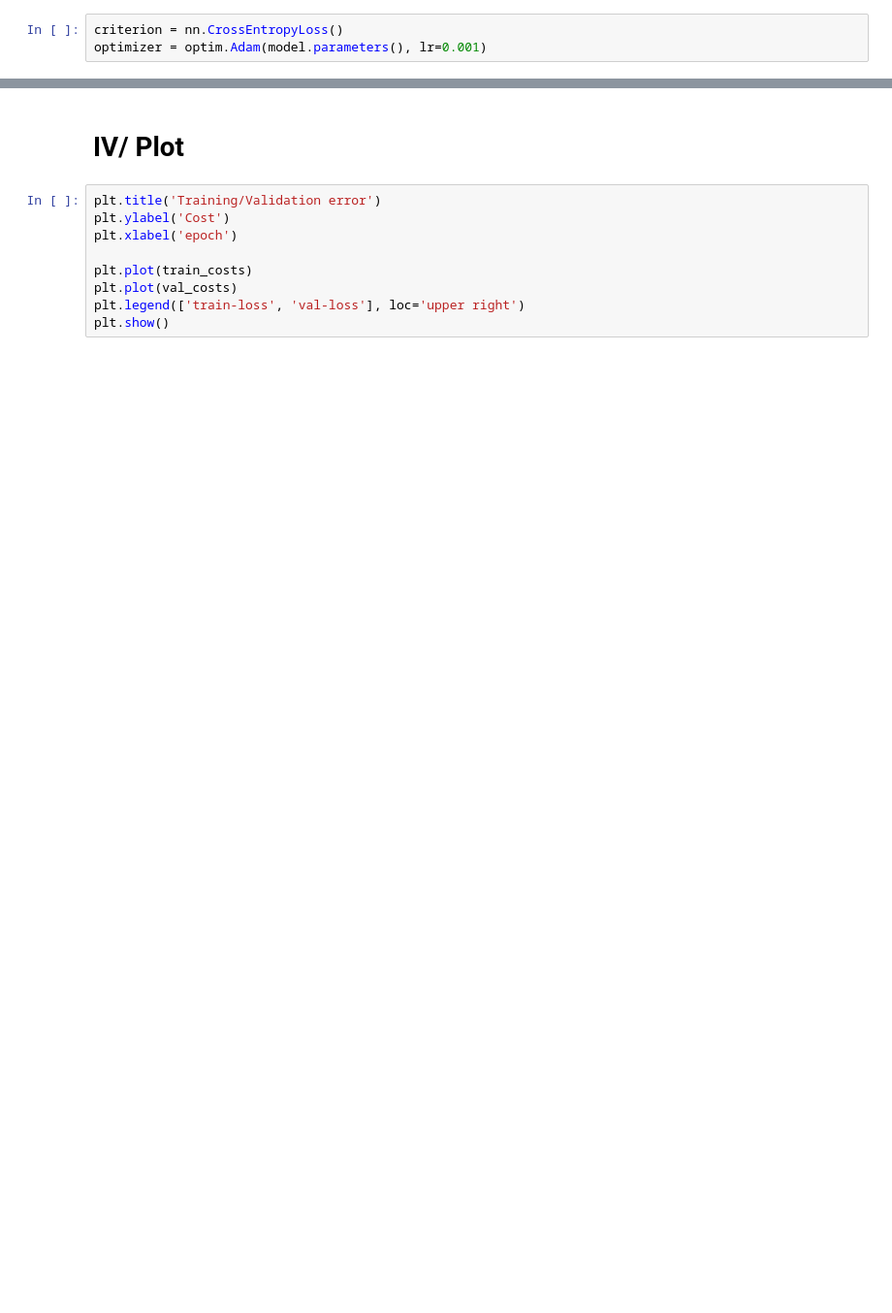
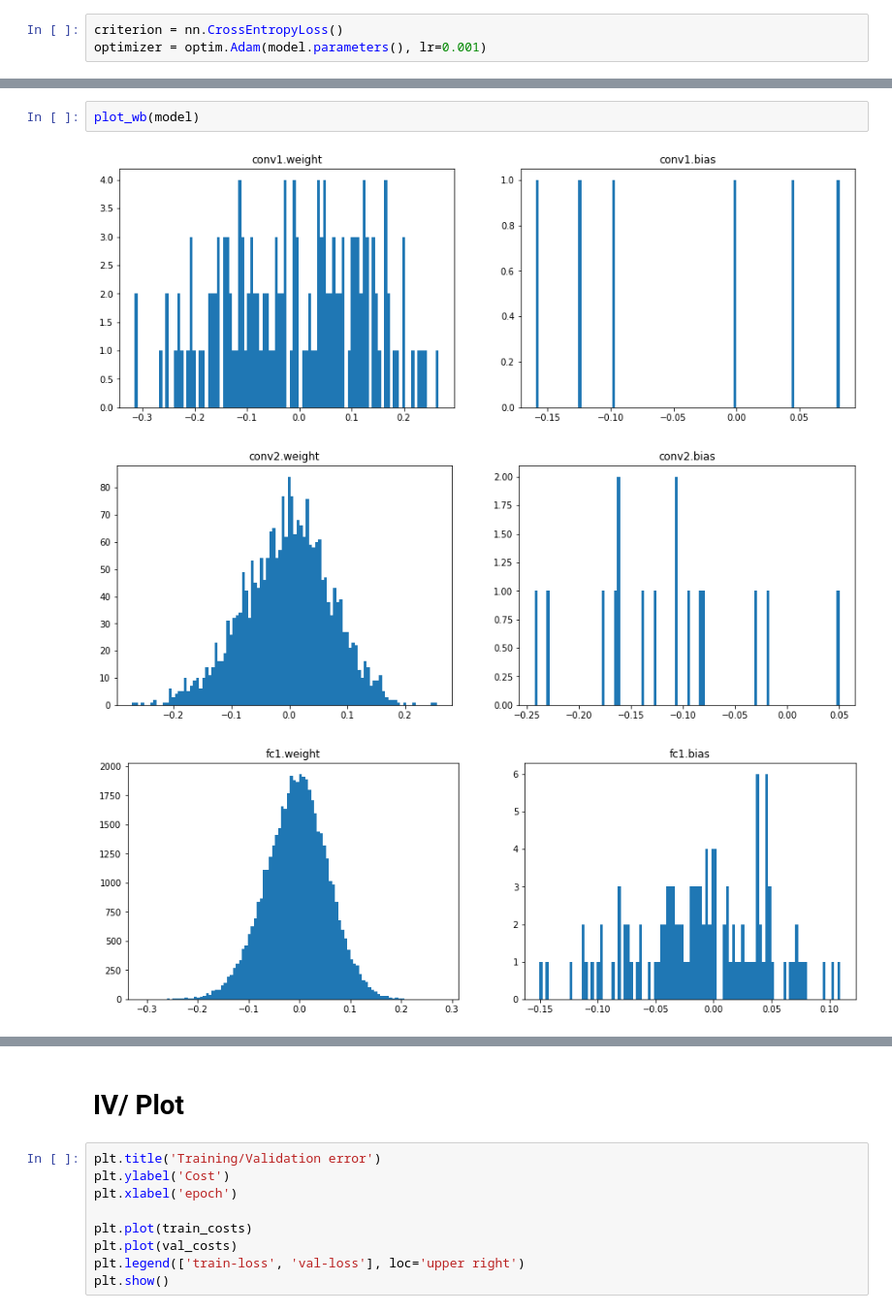
Before and after one commit to 3outeille/DSD-training, a Jupyter notebook: src/pytorch/dsd_pytorch.ipynb, the cells around one changed output, grey strips where cells are left out. Shown at 97% size. Cells and saved outputs as stored; diff of their text form; blank space fills up the shorter version.

```diff
--- a/src/pytorch/dsd_pytorch.ipynb
+++ b/src/pytorch/dsd_pytorch.ipynb
@@ -237,0 +299,6 @@ train_costs, val_costs = train(EPOCHS, NB_TRAIN_EXAMPLES, NB_VAL_EXAMPLES)
+# %%
+plot_wb(model)
+# %% [output]
+[figure, added]
+[figure, added]
+[figure, added]
```
Also changed, not shown: parts of 10 cells of this notebook.
